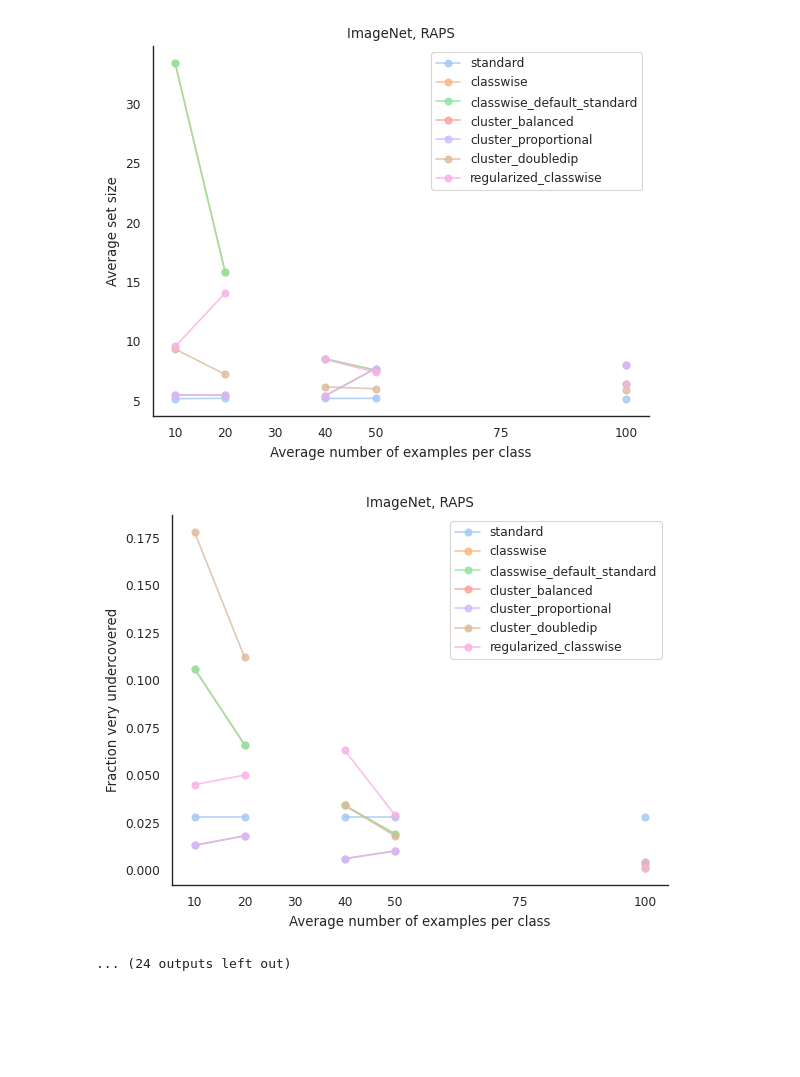
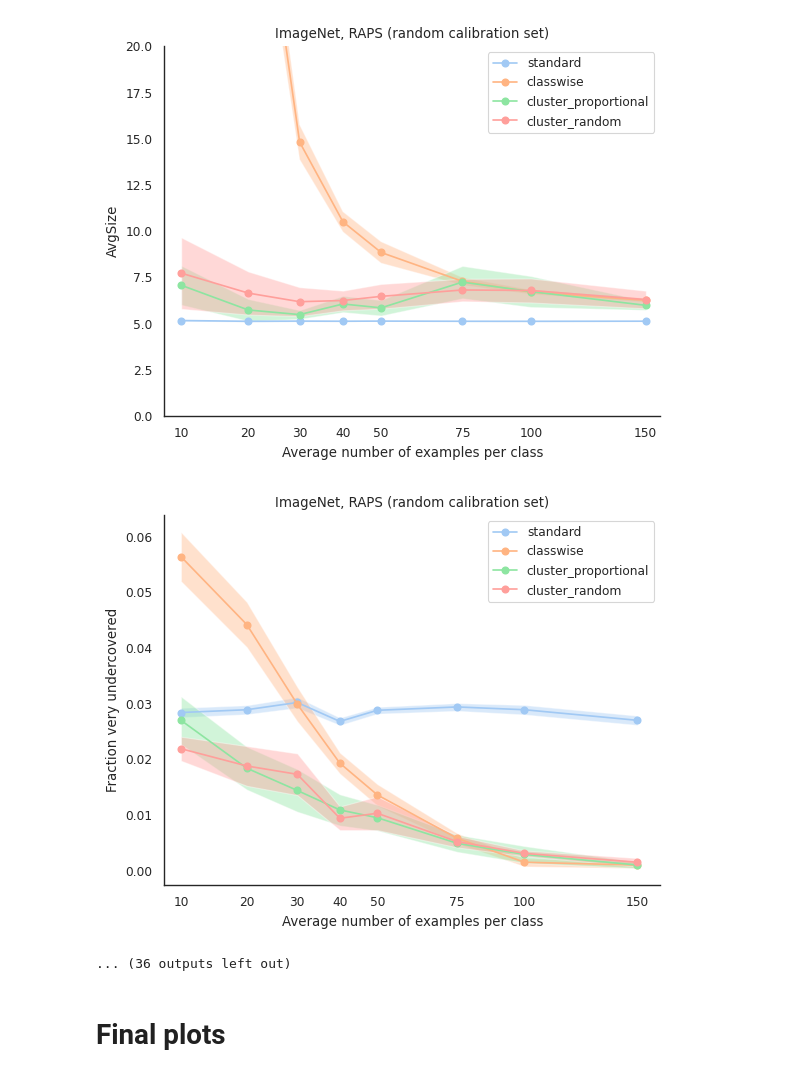
Before and after one commit to tiffanyding/class-conditional-conformal, a Jupyter notebook: create_varying_n_plots.ipynb, the cells around one changed output. Drawn from its saved outputs; the diff is of its cells as text; code cells hidden in the pictures; blank space fills up the shorter version.

```diff
--- a/create_varying_n_plots.ipynb
+++ b/create_varying_n_plots.ipynb
@@ -22,0 +95,9 @@ from utils.experiment_utils import *
+# %%
+save_folder = '.cache/paper/varying_n'
+dataset_list = ['imagenet', 'cifar-100', 'places365', 'inaturalist']
+cal_sampling_list = ['random']
+score_function_list = ['softmax', 'APS', 'RAPS']
+method_list = ['standard', 'classwise',
+               'cluster_proportional', 'cluster_random']
+n_list = [10, 20, 30, 40, 50, 75, 100, 150]
+expected_num_seeds = 10
@@ -87,25 +200,35 @@ def make_varying_n_plot(dataset, score_function,
             plt.xticks(n_list)
             plt.show()
 # %%
-n_list = [10, 20, 30, 40, 50, 75, 100]
+# n_list = [10, 20, 30, 40, 50, 75, 100]
+n_list = [10, 20, 30, 40, 50, 75, 100, 150]
 
 save_folder = '.cache/paper/varying_n/'
-cal_sampling = 'balanced' # or 'balanced'
+cal_sampling = 'random' # 'random' or 'balanced'
 
 metric_list = ['class_cov_gap', 'avg_set_size', 'very_undercovered']
-method_list = ['standard', 'classwise', 'classwise_default_standard',
-               'cluster_balanced', 'cluster_proportional', 'cluster_doubledip',
-               'regularized_classwise']
+# metric_list = ['class_cov_gap']
+# metric_list = ['class_cov_gap', 'very_undercovered']
+
+# method_list = ['standard', 'classwise', 'classwise_default_standard',
+#                'cluster_balanced', 'cluster_proportional', 'cluster_doubledip',
+#                'regularized_classwise']
+# method_list = ['standard', 'classwise',
+#                'cluster_proportional',
+#                'regularized_classwise']
+method_list = ['standard', 'classwise',
+               'cluster_proportional', 'cluster_random']
 # %%
 # dataset = 'imagenet'
 # score_function = 'softmax'
 
-# dataset_list = ['imagenet', 'cifar-100', 'places365', 'inaturalist']
-dataset_list = ['imagenet', 'cifar-100', 'places365']
+dataset_list = ['imagenet', 'cifar-100', 'places365', 'inaturalist']
+# dataset_list = ['imagenet', 'places365', 'inaturalist']
 # score_function_list = ['softmax']
 score_function_list = ['softmax', 'APS', 'RAPS']
 
 for dataset in dataset_list:
     for score_function in score_function_list:
-        make_varying_n_plot(dataset, score_function, cal_sampling=cal_sampling, metric_list=metric_list, method_list=method_list)
+        make_varying_n_plot(dataset, score_function, n_list=n_list, cal_sampling=cal_sampling,
+                            metric_list=metric_list, method_list=method_list)
 # %% [output]
@@ -140,3 +290,5 @@ Number of seeds found: 10
-[figure, old version]
+[figure, new version]
-[figure, old version]
+[figure, new version]
-... (24 outputs left out)
+... (36 outputs left out)
+# %% [markdown]
+# Final plots
```
Also changed, not shown: parts of 11 cells of this notebook, 18 other files.
